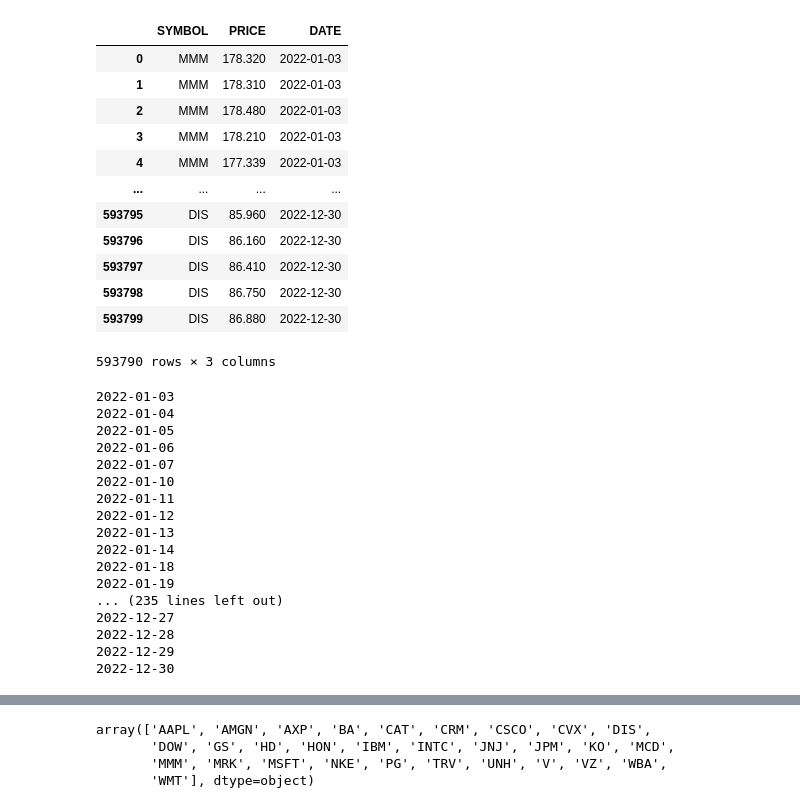
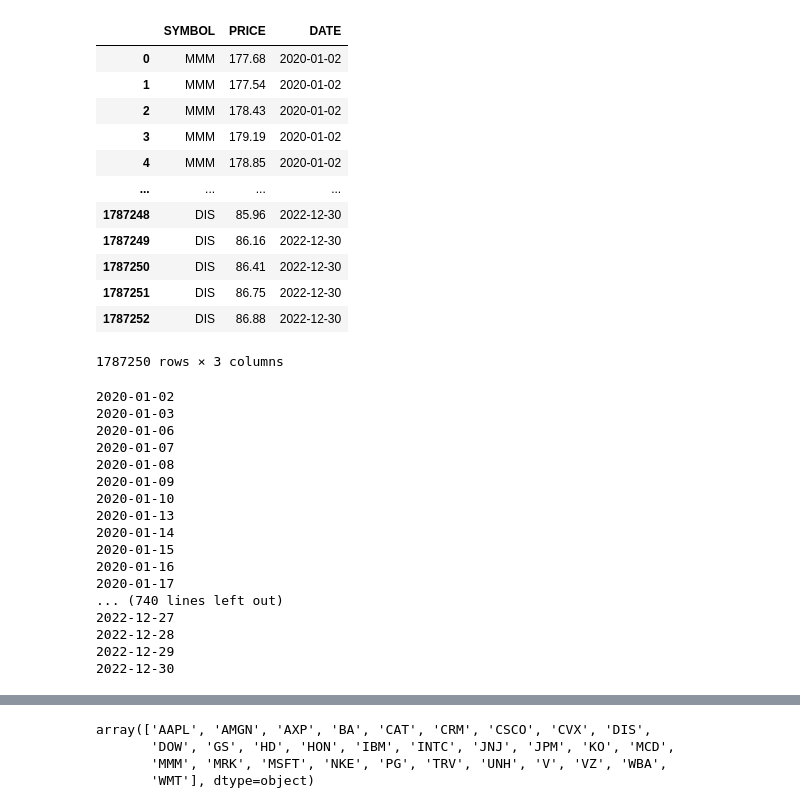
Before and after one commit to Luuk-dw/Research-Internship-1, a Jupyter notebook: Transformation.ipynb, the cells around one changed output, grey strips where cells are left out. Saved outputs shown, nothing was run; the diff lists cells and outputs as text; code cells hidden in the pictures.

```diff
--- a/Transformation.ipynb
+++ b/Transformation.ipynb
@@ -6,23 +9,23 @@ from scipy.linalg import logm, expm
 # %%
-df = pd.read_csv("HFData5DJIA1Y.csv")
-df = df[df["DT"] != "2022-11-25 13:05:00"]          #Some stocks contain an observation at 13:05 on 2022-11-25, while other stock do not. These observations are removed
+df = pd.read_csv("/Users/luuk/Documenten/School/Master/Research Assistantship/Data/FinalData5.csv")
+df = df[~((df["DATE"] == "2020-11-27") & (df["TIME"] == "13:05:00"))]          #Some stocks contain an observation at 13:05 on 2022-11-27, while other stock do not. These observations are removed
 
 data = df[["SYMBOL", "PRICE", "DATE"]]          #Select the relevant information from the dataset
 data
 # %% [output]
 |  | SYMBOL | PRICE | DATE |
-| 0 | MMM | 178.320 | 2022-01-03 |
-| 1 | MMM | 178.310 | 2022-01-03 |
-| 2 | MMM | 178.480 | 2022-01-03 |
-| 3 | MMM | 178.210 | 2022-01-03 |
-| 4 | MMM | 177.339 | 2022-01-03 |
+| 0 | MMM | 177.68 | 2020-01-02 |
+| 1 | MMM | 177.54 | 2020-01-02 |
+| 2 | MMM | 178.43 | 2020-01-02 |
+| 3 | MMM | 179.19 | 2020-01-02 |
+| 4 | MMM | 178.85 | 2020-01-02 |
 | ... | ... | ... | ... |
-| 593795 | DIS | 85.960 | 2022-12-30 |
-| 593796 | DIS | 86.160 | 2022-12-30 |
-| 593797 | DIS | 86.410 | 2022-12-30 |
-| 593798 | DIS | 86.750 | 2022-12-30 |
-| 593799 | DIS | 86.880 | 2022-12-30 |
+| 1787248 | DIS | 85.96 | 2022-12-30 |
+| 1787249 | DIS | 86.16 | 2022-12-30 |
+| 1787250 | DIS | 86.41 | 2022-12-30 |
+| 1787251 | DIS | 86.75 | 2022-12-30 |
+| 1787252 | DIS | 86.88 | 2022-12-30 |
-593790 rows × 3 columns
+1787250 rows × 3 columns
 # %%
 dates = np.unique(data["DATE"])
 stocks = np.unique(data["SYMBOL"])
@@ -51,19 +54,19 @@ for date in dates:
     lmRCorr.append(mRCorrDate)
     print(date)         #Print the date to indicate how fast the process is going
 # %% [output]
-2022-01-03
-2022-01-04
-2022-01-05
-2022-01-06
-2022-01-07
-2022-01-10
-2022-01-11
-2022-01-12
-2022-01-13
-2022-01-14
-2022-01-18
-2022-01-19
-... (235 lines left out)
+2020-01-02
+2020-01-03
+2020-01-06
+2020-01-07
+2020-01-08
+2020-01-09
+2020-01-10
+2020-01-13
+2020-01-14
+2020-01-15
+2020-01-16
+2020-01-17
+... (740 lines left out)
 2022-12-27
 2022-12-28
 2022-12-29
```
Also changed, not shown: parts of 10 cells of this notebook, 4 other files.
